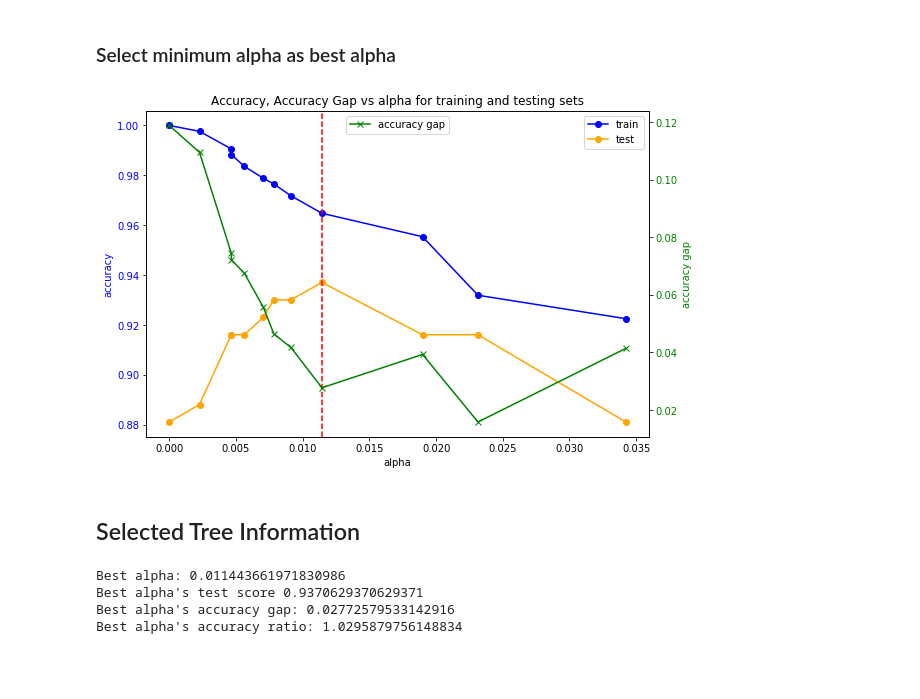
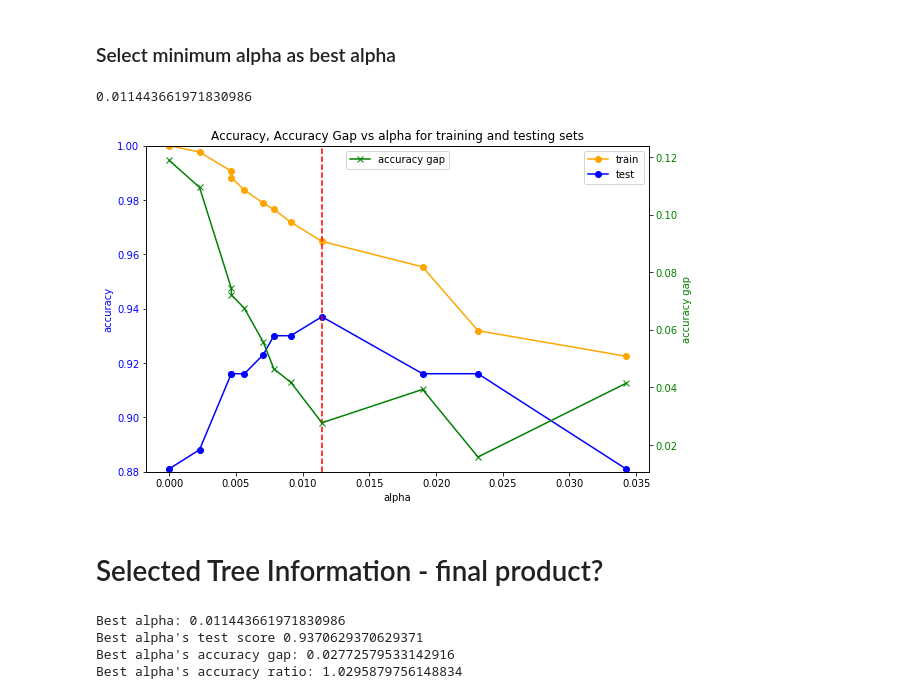
Before and after one commit to BlakeRosenhagen/Decision-Tree-Project, a Jupyter notebook: Cost_Complexity_Pruning.ipynb, the cells around one changed output. Cells and saved outputs as stored; diff of their text form; code cells hidden in the pictures; blank space fills up the shorter version.

```diff
--- a/Cost_Complexity_Pruning.ipynb
+++ b/Cost_Complexity_Pruning.ipynb
@@ -120,7 +121,7 @@ def add_to_list(list_a,new_item):
 # %%
 clfs = []
 for ccp_alpha in ccp_alphas:
-    clf = DecisionTreeClassifier(random_state=0, ccp_alpha=ccp_alpha)
+    clf = DecisionTreeClassifier(random_state=0, ccp_alpha=ccp_alpha, min_samples_split=2)
     clf.fit(X_train, y_train)
     #print(clf)
     add_to_list(clfs,clf)
@@ -188,30 +189,36 @@ best_alpha = df2['ccp_alphas'][best_alpha_index]
 best_alpha_test_score = df2['test_scores'][best_alpha_index]
 best_alpha_accuracy_gap = df2['accuracy_gaps'][best_alpha_index]
 best_alpha_accuracy_ratio = df2['accuracy_ratios'][best_alpha_index]
+print(best_alpha)
+# %% [output]
+0.011443661971830986
 # %%
 #Accuracy double plot
 fig, ax1 = plt.subplots(figsize=(9,6))
 
+
+ax1.set_ylim(0.88, 1)
+
 ax1.set_xlabel('alpha')
 ax1.set_ylabel('accuracy', color='blue')
 ax1.set_title("Accuracy, Accuracy Gap vs alpha for training and testing sets")
-ax1.plot(ccp_alphas, train_scores, marker='o', label='train', color='blue')
-ax1.plot(ccp_alphas, test_scores, marker='o', label='test', color='orange')
+ax1.plot(ccp_alphas, train_scores, marker='o', label='train', color='orange')
+ax1.plot(ccp_alphas, test_scores, marker='o', label='test', color='blue')
 plt.axvline(x=ccp_alphas[best_alpha_index], linestyle='--', color='red')
 ax1.legend()
 #fig.text(text='This is the figure title', fontsize=12)
 ax1.tick_params(axis='y', labelcolor='blue')
 
 ax2 = ax1.twinx()
 
 ax2.set_ylabel('accuracy gap', color='green')
 ax2.plot(ccp_alphas, accuracy_gaps, marker='x', label='accuracy gap',  color='green')
 ax2.legend(loc='upper center')
 ax2.tick_params(axis='y', labelcolor='green')
 # %% [output]
-[figure, old version]
+[figure, new version]
 # %% [markdown]
-## Selected Tree Information
+# Selected Tree Information - final product?
 # %%
 best_x, best_y, best_g, best_r = str(best_alpha), str(best_alpha_test_score), str(best_alpha_accuracy_gap), str(best_alpha_accuracy_ratio)
 
```
Also changed, not shown: parts of 6 cells of this notebook, 8 other files.
